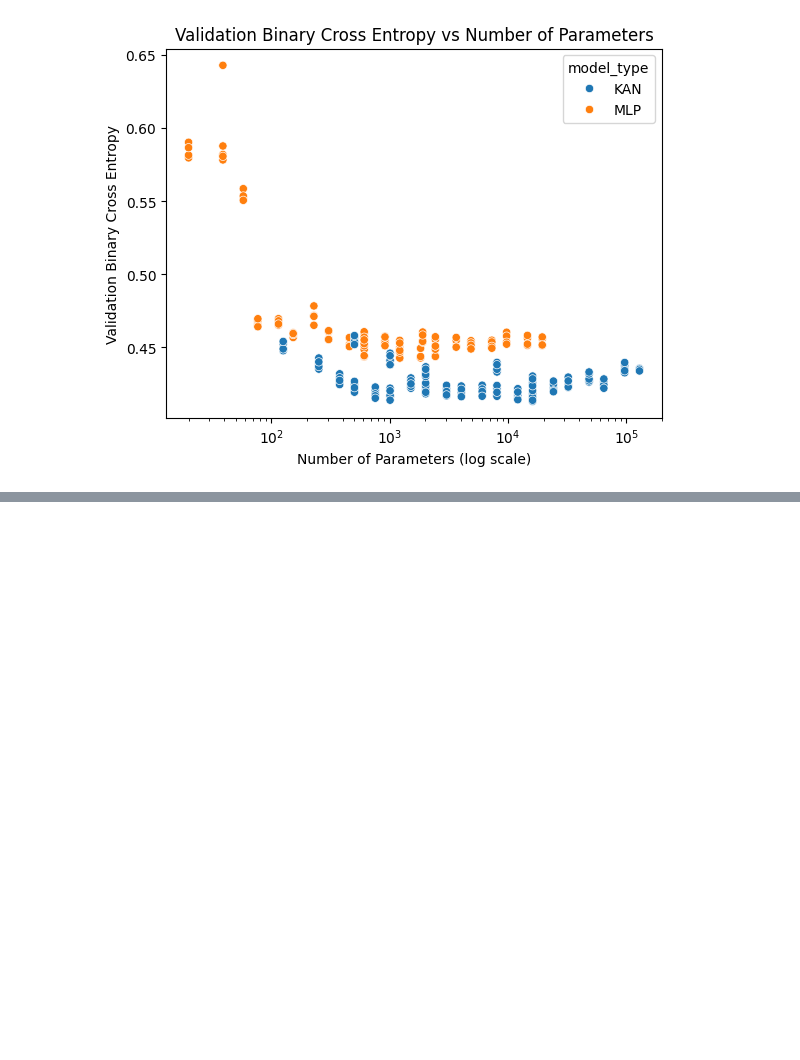
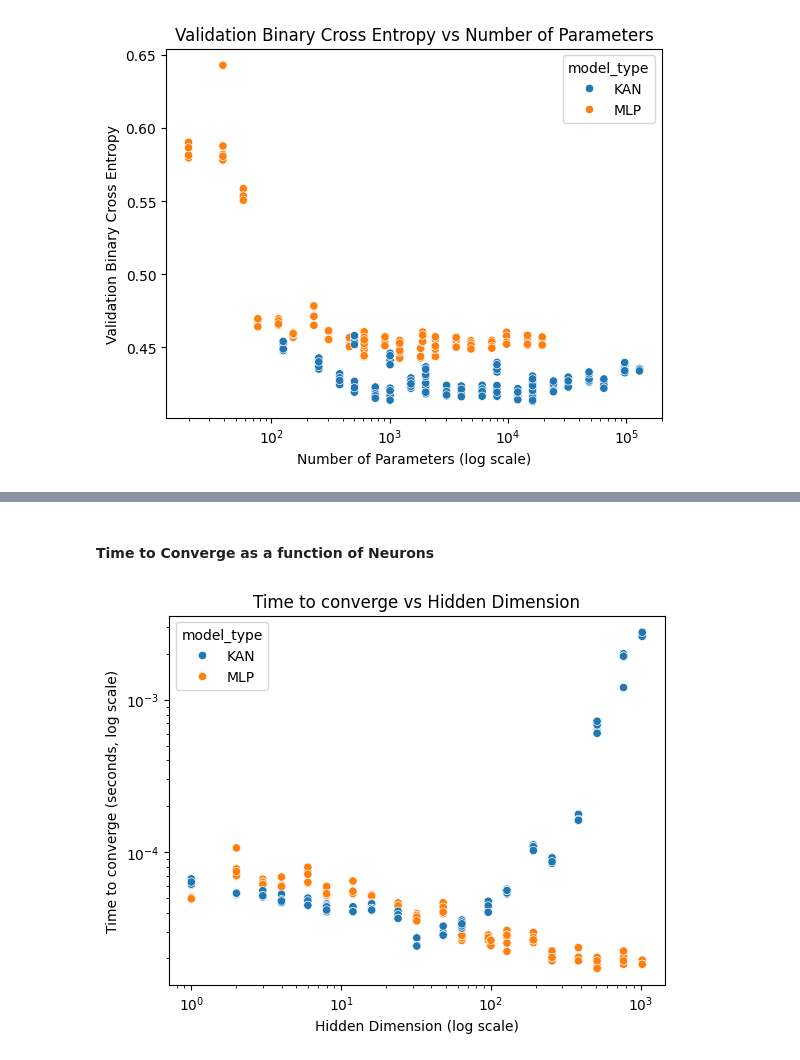
Before and after one commit to AimbotParce/MDS-AML-HiggsBosonKAN, a Jupyter notebook: notebooks/05-analysis.ipynb, the cells around one changed output, grey strips where cells are left out. Saved outputs shown, nothing was run; the diff lists cells and outputs as text; code cells hidden in the pictures; blank space fills up the shorter version.

```diff
--- a/notebooks/05-analysis.ipynb
+++ b/notebooks/05-analysis.ipynb
@@ -495,0 +584,43 @@ plt.xscale("log")
+# %%
+def find_convergence_time(epoch: int, run_id: str) -> float:
+    """Find the timestamp at which the model converged for a given metric."""
+    df = metric_histories[run_id]
+    if epoch == -1:
+        return float("nan")
+    return (
+        pd.Timestamp(df[df["epoch"] == epoch]["timestamp"].values[0], tz="UTC")
+        - pd.Timestamp(df[df["epoch"] == 1]["timestamp"].values[0], tz="UTC")
+    ).total_seconds() * (
+        (epoch + 1) / epoch
+    )  # Adjusting for missing epoch 0 time
+
+
+for metric in val_metric_names:
+    convergence_epoch_column = f"{metric}_convergence_epoch"
+    convergence_time_column = f"{metric}_convergence_time"
+    df[convergence_time_column] = df.apply(
+        lambda row: find_convergence_time(row[convergence_epoch_column], row["run_id"]), axis=1
+    )
+
+df["full_convergence_time"] = df.apply(
+    lambda row: find_convergence_time(row["full_convergence_epoch"], row["run_id"]), axis=1
+)
+# %% [markdown]
+#### Time to Converge as a function of Neurons
+# %%
+import matplotlib.pyplot as plt
+import seaborn as sns
+
+sns.scatterplot(
+    data=df[df["converged"]],
+    x="params.hidden_dim",
+    y="full_convergence_time",
+    hue="model_type",
+)
+plt.title("Time to converge vs Hidden Dimension")
+plt.xlabel("Hidden Dimension (log scale)")
+plt.ylabel("Time to converge (seconds, log scale)")
+plt.xscale("log")
+plt.yscale("log")
+# %% [output]
+[figure, added]
```
Also changed, not shown: parts of 13 cells of this notebook.
